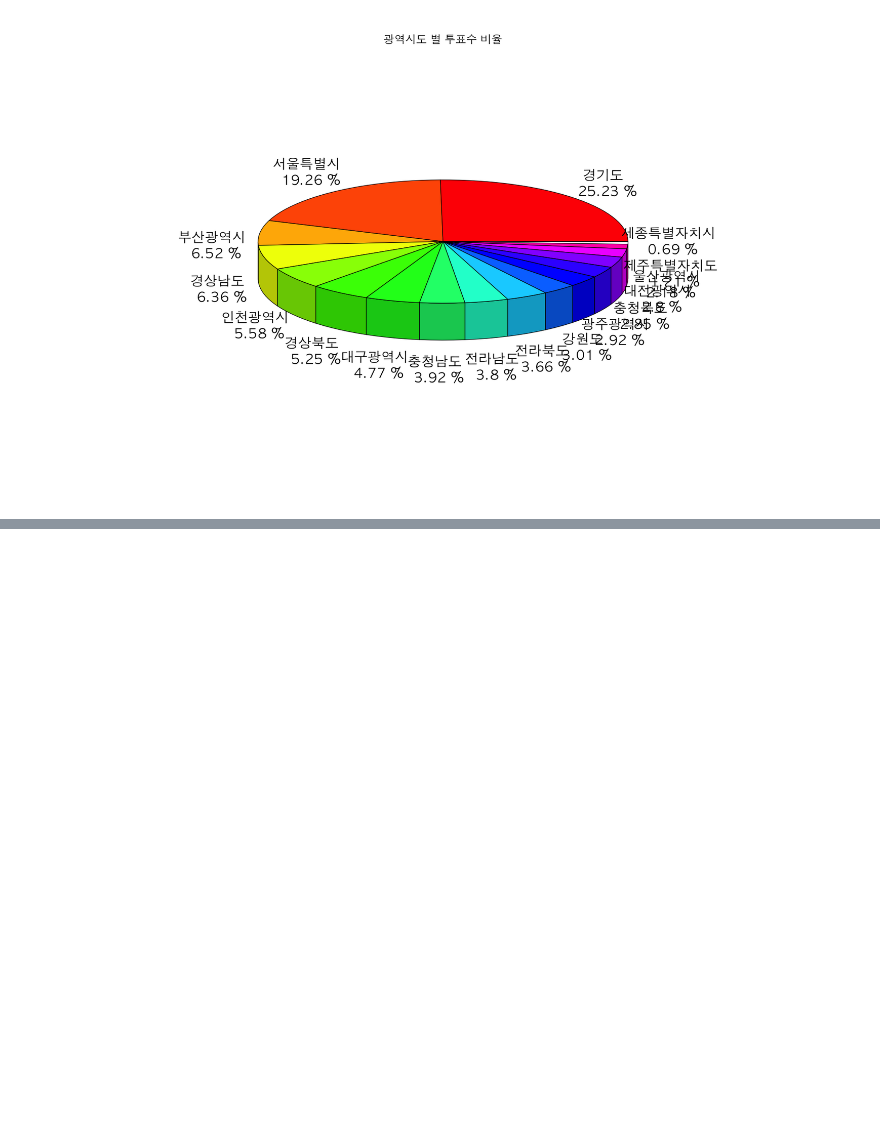
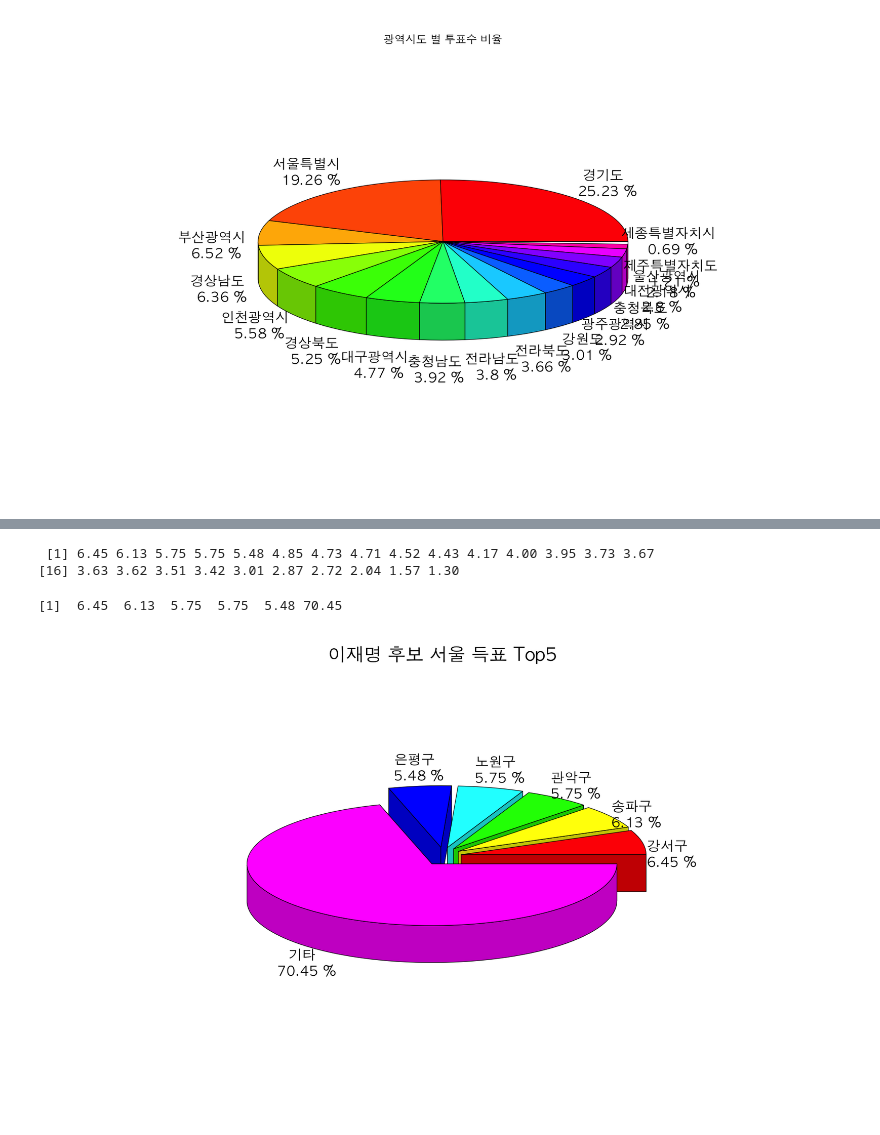
Before and after one commit to nnmmnn15/R_Practice, a Jupyter notebook: R_Programming/Note/10.대선자료 시각화_20대.ipynb, the cells around one changed output, grey strips where cells are left out. Cells and saved outputs as stored; diff of their text form; code cells hidden in the pictures; blank space fills up the shorter version.

```diff
--- a/R_Programming/Note/10.대선자료 시각화_20대.ipynb
+++ b/R_Programming/Note/10.대선자료 시각화_20대.ipynb
@@ -170,0 +291,30 @@ Usage:
+# %%
+# 서울 특별시만 남기기 # 내림차순 정렬
+elec_seoul <- arrange(subset(election, 광역시도 == "서울특별시")[,c(2,5)], desc(이재명))
+
+# ratio 계산
+elec_seoul_yoon_ratio <- round(elec_seoul$`이재명` / sum(elec_seoul$`이재명`) * 100, 2)
+elec_seoul_yoon_ratio
+
+# top5를 제외하고 sum
+elec_seoul_yoon_ratio <- c(elec_seoul_yoon_ratio[1:5], sum(elec_seoul_yoon_ratio[6:length(elec_seoul_yoon_ratio)]))
+elec_seoul_yoon_ratio
+
+# 시군구 이름 정리
+elec_seoul_name <- c(elec_seoul$`시군구`[1:5], "기타")
+elec_seoul_label <- paste(elec_seoul_name, "\n", elec_seoul_yoon_ratio, "%")
+
+
+par(bg = "white", family = "AppleGothic")
+pie3D(
+    elec_seoul_yoon_ratio,
+    labels = elec_seoul_label,
+    explode = .1,
+    main = "이재명 후보 서울 득표 Top5",
+    cex.main = 2
+)
+# %% [output]
+ [1] 6.45 6.13 5.75 5.75 5.48 4.85 4.73 4.71 4.52 4.43 4.17 4.00 3.95 3.73 3.67
+[16] 3.63 3.62 3.51 3.42 3.01 2.87 2.72 2.04 1.57 1.30
+[1]  6.45  6.13  5.75  5.75  5.48 70.45
+[figure, added]
```
Also changed, not shown: parts of 29 cells of this notebook, 4 other files.
